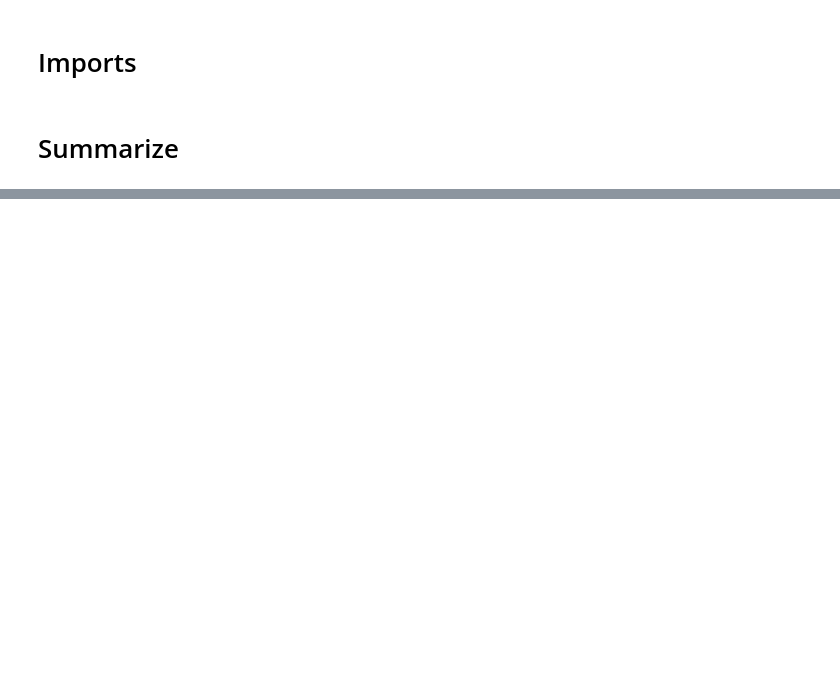
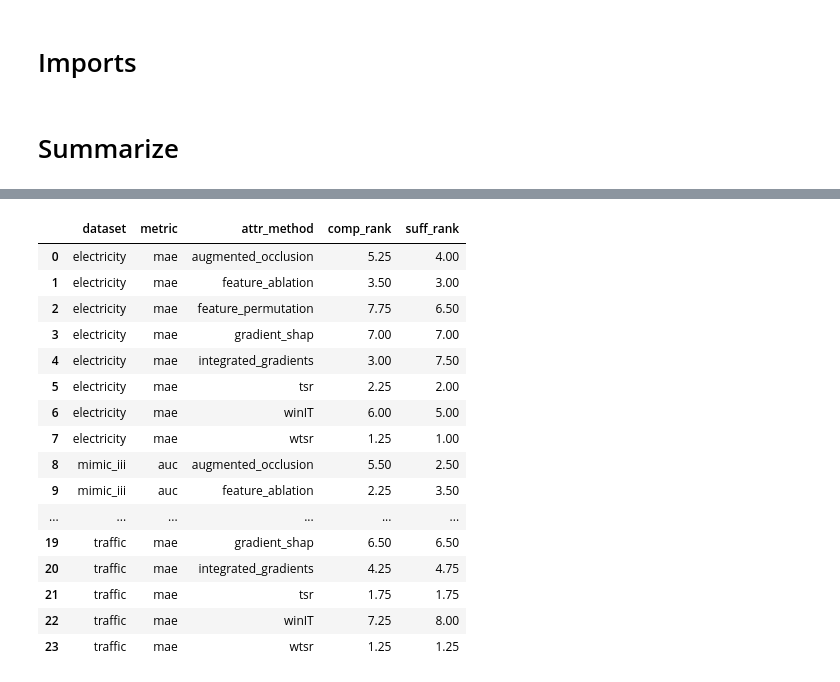
Before and after one commit to UVA-MLSys/SA-Timeseries, a Jupyter notebook: plot_result_stats.ipynb, the cells around one changed output, grey strips where cells are left out. Saved outputs shown, nothing was run; the diff lists cells and outputs as text; code cells hidden in the pictures; blank space fills up the shorter version.

```diff
--- a/plot_result_stats.ipynb
+++ b/plot_result_stats.ipynb
@@ -70,6 +73,24 @@ result_df.loc[selected, ['comp', 'suff']] = 1 - result_df[selected][['comp', 'su
 # %%
 result_df['comp_rank'] = result_df.groupby(['dataset', 'metric', 'model'])['comp'].rank(ascending=False)
 result_df['suff_rank'] = result_df.groupby(['dataset', 'metric', 'model'])['suff'].rank(ascending=True)
-# result_df.groupby(['dataset', 'metric', 'attr_method'])[['comp_rank', 'suff_rank']].mean().reset_index()
+result_df.groupby(['dataset', 'metric', 'attr_method'])[['comp_rank', 'suff_rank']].mean().reset_index()
+# %% [output]
+|  | dataset | metric | attr_method | comp_rank | suff_rank |
+| 0 | electricity | mae | augmented_occlusion | 5.25 | 4.00 |
+| 1 | electricity | mae | feature_ablation | 3.50 | 3.00 |
+| 2 | electricity | mae | feature_permutation | 7.75 | 6.50 |
+| 3 | electricity | mae | gradient_shap | 7.00 | 7.00 |
+| 4 | electricity | mae | integrated_gradients | 3.00 | 7.50 |
+| 5 | electricity | mae | tsr | 2.25 | 2.00 |
+| 6 | electricity | mae | winIT | 6.00 | 5.00 |
+| 7 | electricity | mae | wtsr | 1.25 | 1.00 |
+| 8 | mimic_iii | auc | augmented_occlusion | 5.50 | 2.50 |
+| 9 | mimic_iii | auc | feature_ablation | 2.25 | 3.50 |
+| ... | ... | ... | ... | ... | ... |
+| 19 | traffic | mae | gradient_shap | 6.50 | 6.50 |
+| 20 | traffic | mae | integrated_gradients | 4.25 | 4.75 |
+| 21 | traffic | mae | tsr | 1.75 | 1.75 |
+| 22 | traffic | mae | winIT | 7.25 | 8.00 |
+| 23 | traffic | mae | wtsr | 1.25 | 1.25 |
 # %%
 result_df.groupby(['dataset', 'metric', 'attr_method'])[['comp_rank', 'suff_rank']].std().round(1).reset_index()
```
Also changed, not shown: parts of 6 cells of this notebook, 46 other files.
